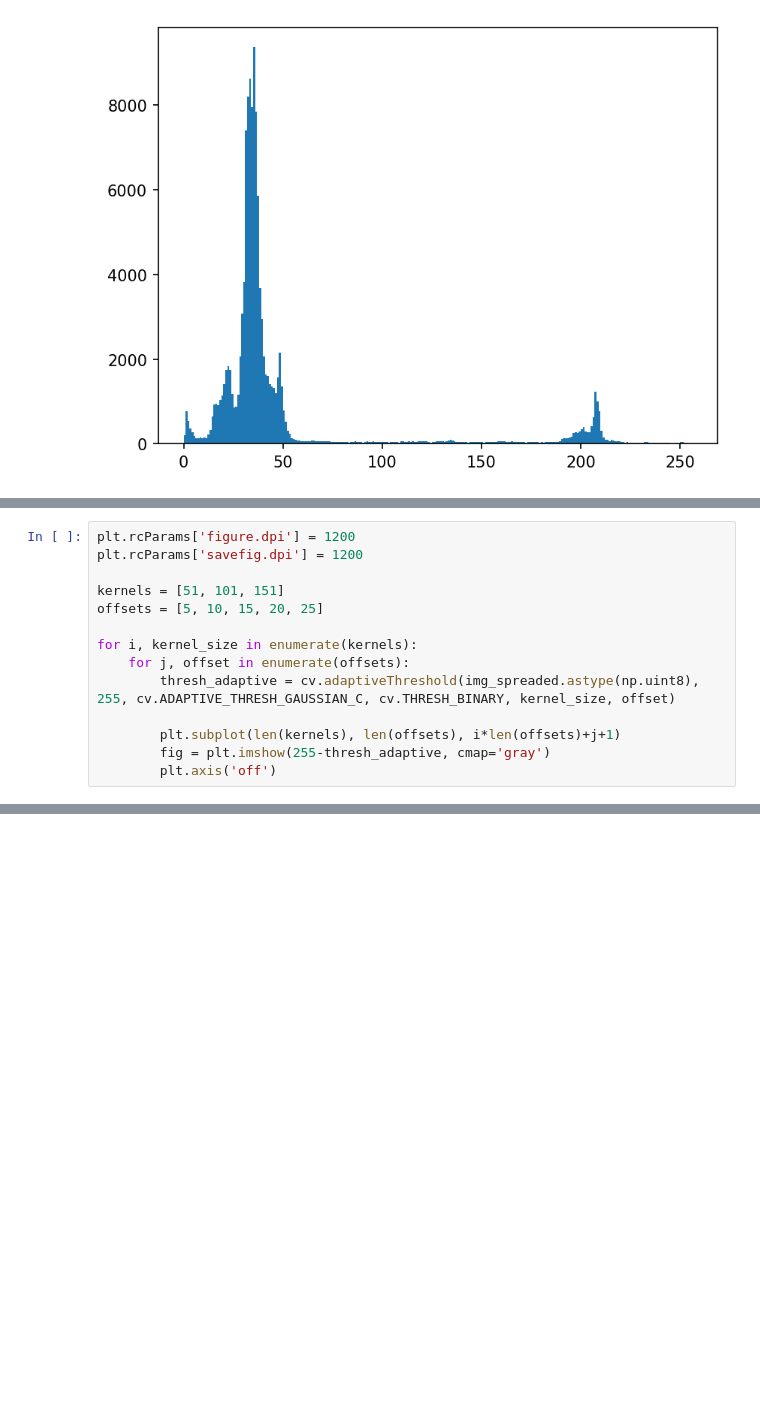
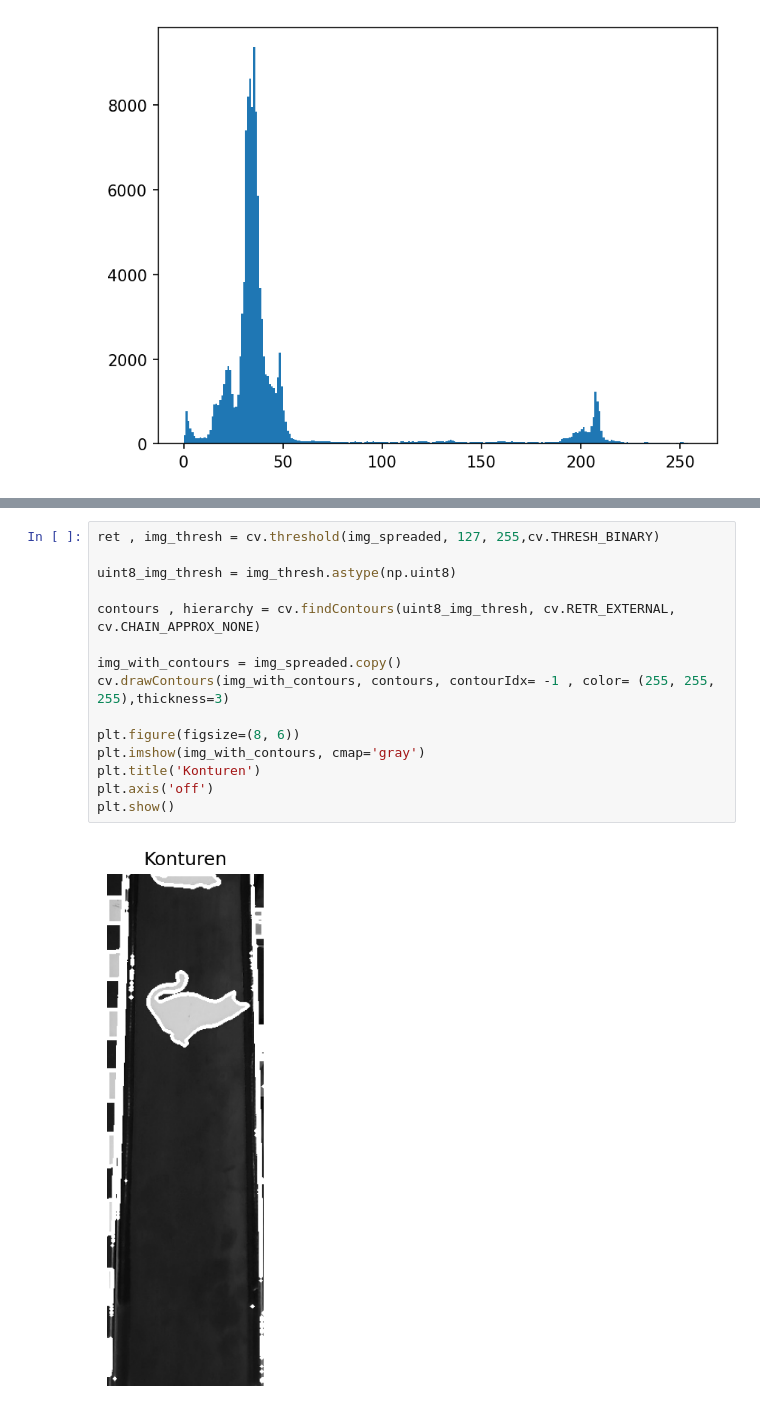
Before and after one commit to ibinsandig/Portal-zur-Exmatrikulation, a Jupyter notebook: misc/ml_preperation/test_pipeline.ipynb, the cells around one changed output, grey strips where cells are left out. Saved outputs shown, nothing was run; the diff lists cells and outputs as text; blank space fills up the shorter version.

```diff
--- a/misc/ml_preperation/test_pipeline.ipynb
+++ b/misc/ml_preperation/test_pipeline.ipynb
@@ -57,15 +57 @@ plt.axis('off')
 [figure]
-# %%
-plt.rcParams['figure.dpi'] = 1200
-plt.rcParams['savefig.dpi'] = 1200
-
-kernels = [51, 101, 151]
-offsets = [5, 10, 15, 20, 25]
-
-for i, kernel_size in enumerate(kernels):
-    for j, offset in enumerate(offsets):
-        thresh_adaptive = cv.adaptiveThreshold(img_spreaded.astype(np.uint8), 255, cv.ADAPTIVE_THRESH_GAUSSIAN_C, cv.THRESH_BINARY, kernel_size, offset)
-
-        plt.subplot(len(kernels), len(offsets), i*len(offsets)+j+1)
-        fig = plt.imshow(255-thresh_adaptive, cmap='gray')
-        plt.axis('off')
@@ -73,0 +58,17 @@ for i, kernel_size in enumerate(kernels):
+# %%
+ret , img_thresh = cv.threshold(img_spreaded, 127, 255,cv.THRESH_BINARY)
+
+uint8_img_thresh = img_thresh.astype(np.uint8)
+
+contours , hierarchy = cv.findContours(uint8_img_thresh, cv.RETR_EXTERNAL, cv.CHAIN_APPROX_NONE)
+
+img_with_contours = img_spreaded.copy()
+cv.drawContours(img_with_contours, contours, contourIdx= -1 , color= (255, 255, 255),thickness=3)
+
+plt.figure(figsize=(8, 6))
+plt.imshow(img_with_contours, cmap='gray')
+plt.title('Konturen')
+plt.axis('off')
+plt.show()
+# %% [output]
+[figure, added]
```
Also changed, not shown: parts of 2 cells of this notebook, 9 other files.
